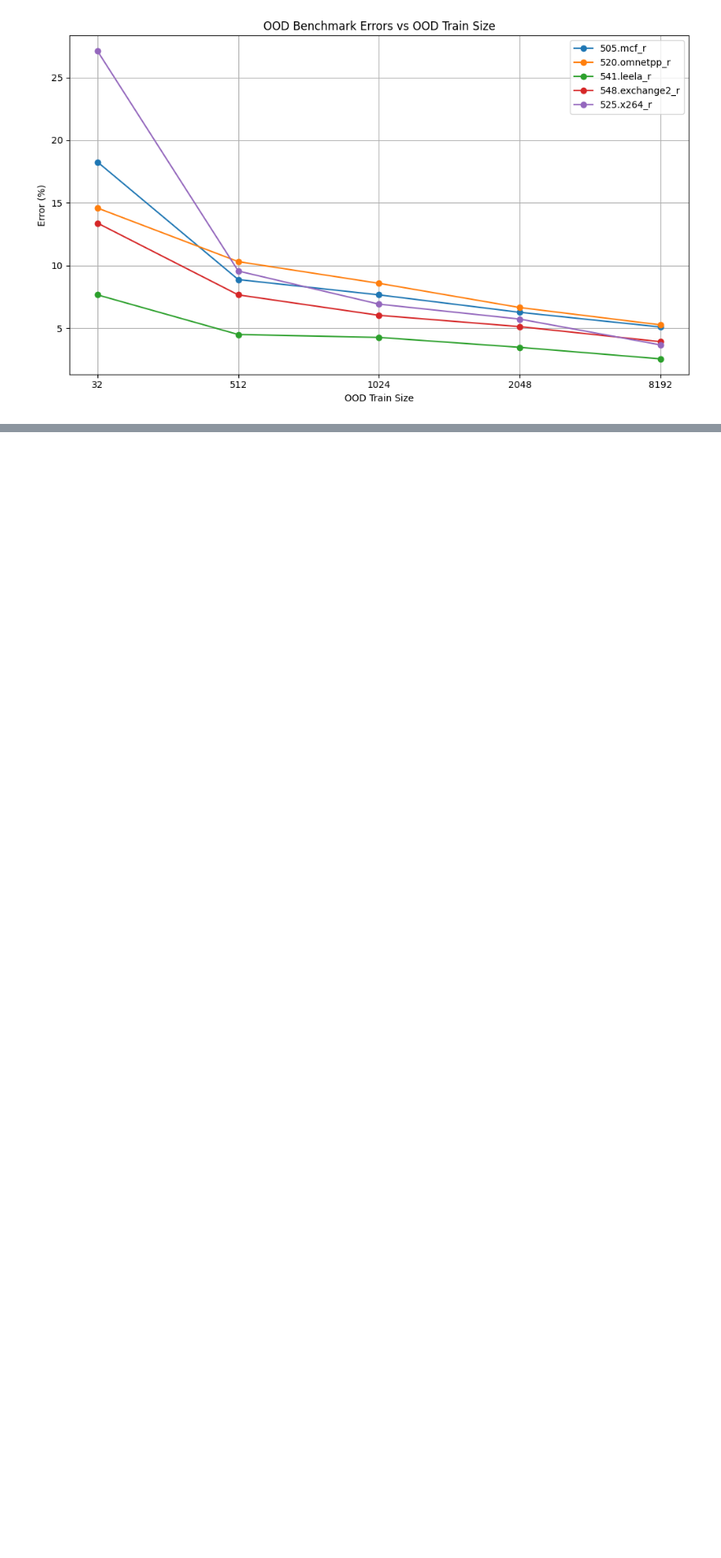
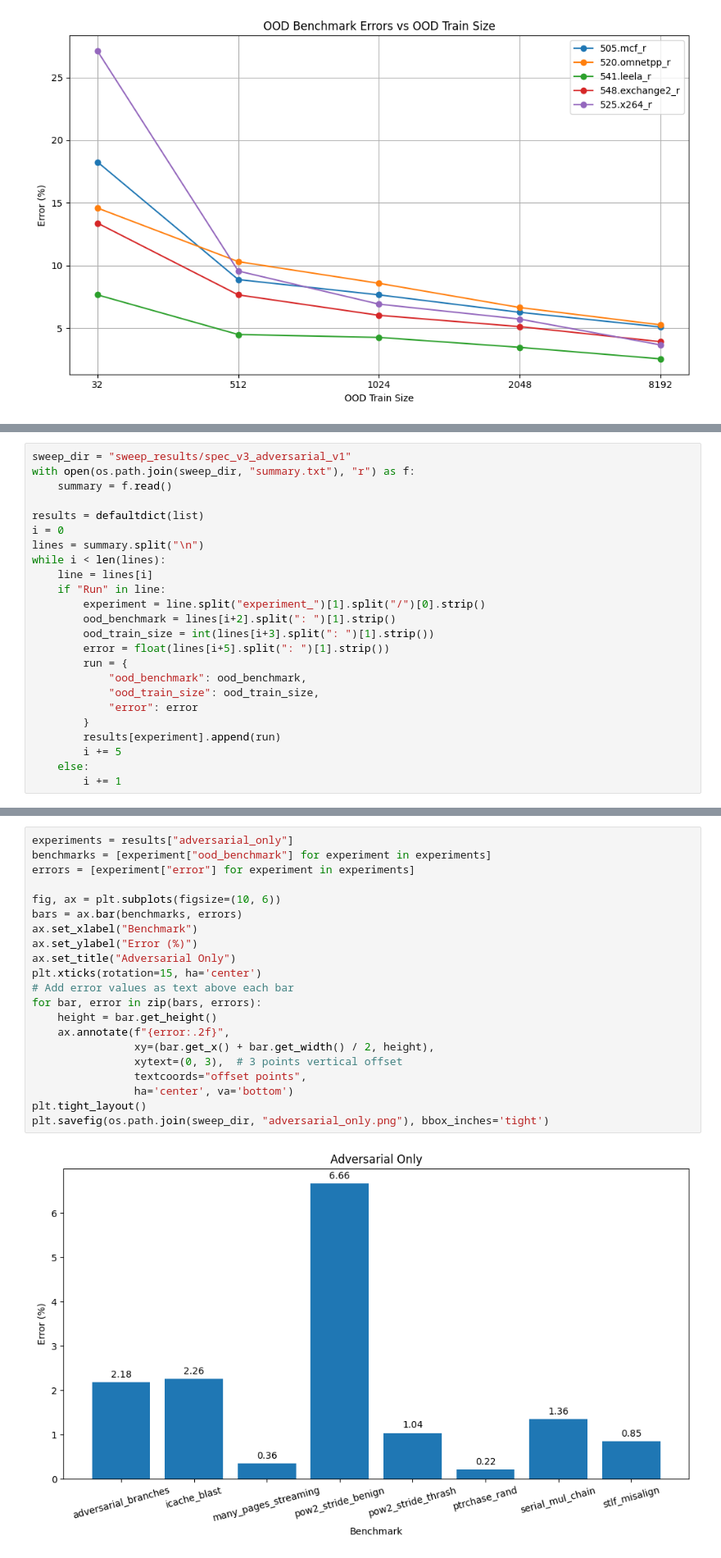
Before and after one commit to ronitnag04/peregrine, a Jupyter notebook: ml_model/analysis.ipynb, the cells around one changed output, grey strips where cells are left out. Shown at 82% size. Drawn from its saved outputs; the diff is of its cells as text; blank space fills up the shorter version.

Commit message:
Analyzed adversarial sweep

```diff
--- a/ml_model/analysis.ipynb
+++ b/ml_model/analysis.ipynb
@@ -619,0 +656,24 @@ plt.show()
+# %%
+sweep_dir = "sweep_results/spec_v3_adversarial_v1"
+with open(os.path.join(sweep_dir, "summary.txt"), "r") as f:
+    summary = f.read()
+
+results = defaultdict(list)
+i = 0
+lines = summary.split("\n")
+while i < len(lines):
+    line = lines[i]
+    if "Run" in line:
+        experiment = line.split("experiment_")[1].split("/")[0].strip()
+        ood_benchmark = lines[i+2].split(": ")[1].strip()
+        ood_train_size = int(lines[i+3].split(": ")[1].strip())
+        error = float(lines[i+5].split(": ")[1].strip())
+        run = {
+            "ood_benchmark": ood_benchmark,
+            "ood_train_size": ood_train_size,
+            "error": error
+        }
+        results[experiment].append(run)
+        i += 5
+    else:
+        i += 1
@@ -619,0 +684,23 @@ plt.show()
+# %%
+experiments = results["adversarial_only"]
+benchmarks = [experiment["ood_benchmark"] for experiment in experiments]
+errors = [experiment["error"] for experiment in experiments]
+
+fig, ax = plt.subplots(figsize=(10, 6))
+bars = ax.bar(benchmarks, errors)
+ax.set_xlabel("Benchmark")
+ax.set_ylabel("Error (%)")
+ax.set_title("Adversarial Only")
+plt.xticks(rotation=15, ha='center')
+# Add error values as text above each bar
+for bar, error in zip(bars, errors):
+    height = bar.get_height()
+    ax.annotate(f"{error:.2f}",
+                xy=(bar.get_x() + bar.get_width() / 2, height),
+                xytext=(0, 3),  # 3 points vertical offset
+                textcoords="offset points",
+                ha='center', va='bottom')
+plt.tight_layout()
+plt.savefig(os.path.join(sweep_dir, "adversarial_only.png"), bbox_inches='tight')
+# %% [output]
+[figure, added]
```
Also changed, not shown: parts of 19 cells of this notebook, 1 other file.
